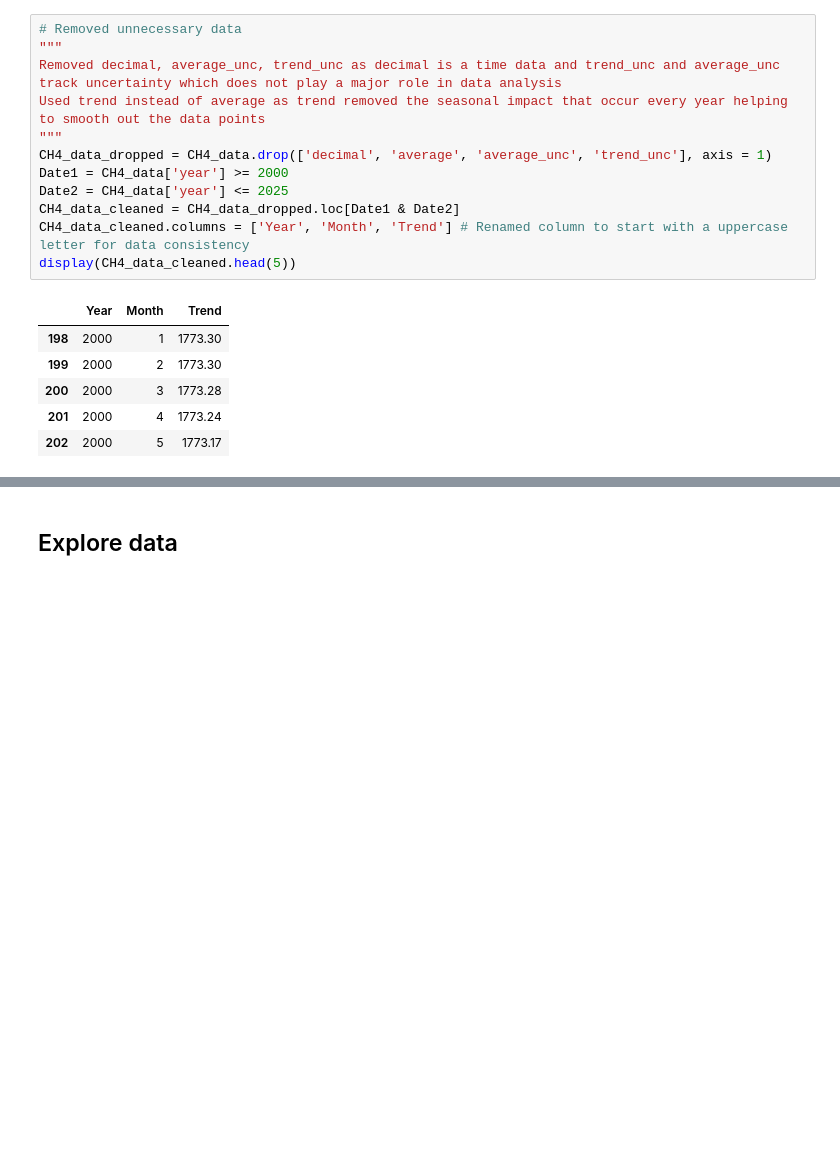
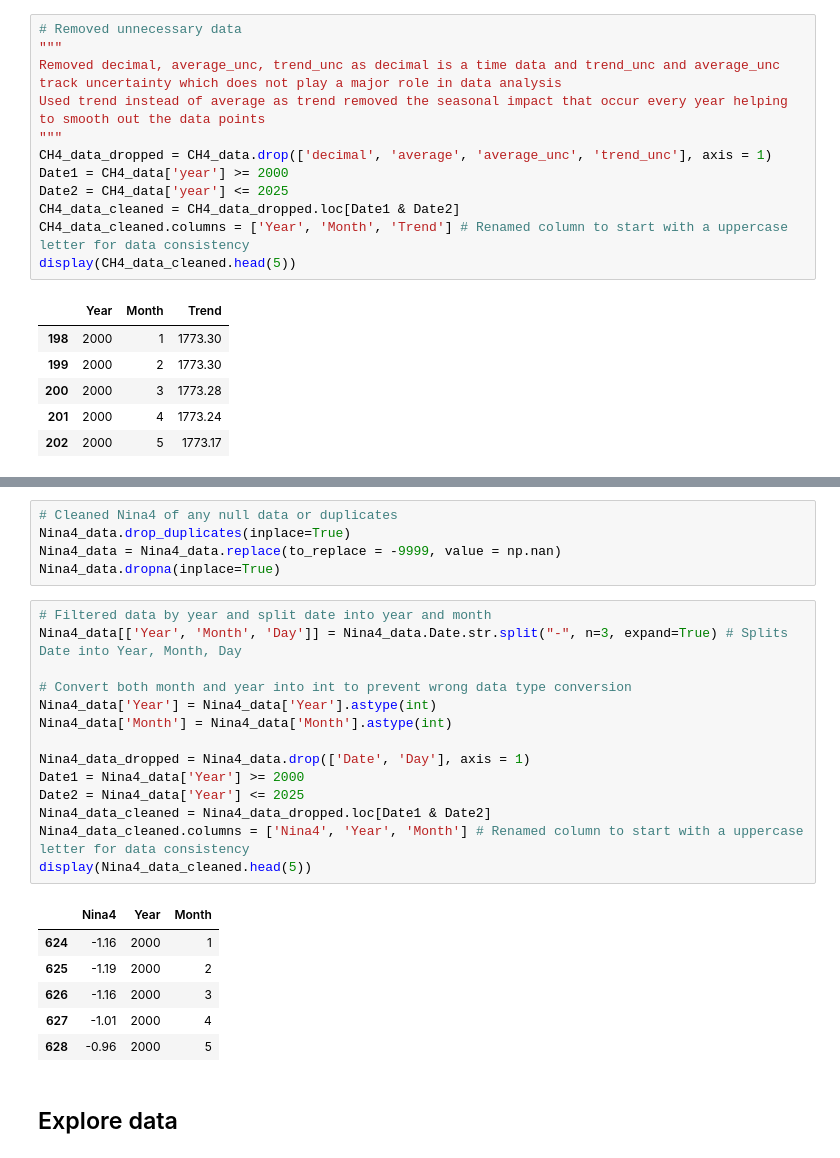
Before and after one commit to cjulianan/DS_3001_Semester_Project, a Jupyter notebook: notebook.ipynb, the cells around one changed output, grey strips where cells are left out. Cells and saved outputs as stored; diff of their text form; blank space fills up the shorter version.

```diff
--- a/notebook.ipynb
+++ b/notebook.ipynb
@@ -175,3 +214,29 @@ display(CH4_data_cleaned.head(5))
+# %%
+# Cleaned Nina4 of any null data or duplicates
+Nina4_data.drop_duplicates(inplace=True)
+Nina4_data = Nina4_data.replace(to_replace = -9999, value = np.nan)
+Nina4_data.dropna(inplace=True)
+# %%
+# Filtered data by year and split date into year and month
+Nina4_data[['Year', 'Month', 'Day']] = Nina4_data.Date.str.split("-", n=3, expand=True) # Splits Date into Year, Month, Day
+
+# Convert both month and year into int to prevent wrong data type conversion
+Nina4_data['Year'] = Nina4_data['Year'].astype(int)
+Nina4_data['Month'] = Nina4_data['Month'].astype(int)
+
+Nina4_data_dropped = Nina4_data.drop(['Date', 'Day'], axis = 1)
+Date1 = Nina4_data['Year'] >= 2000
+Date2 = Nina4_data['Year'] <= 2025
+Nina4_data_cleaned = Nina4_data_dropped.loc[Date1 & Date2]
+Nina4_data_cleaned.columns = ['Nina4', 'Year', 'Month'] # Renamed column to start with a uppercase letter for data consistency
+display(Nina4_data_cleaned.head(5))
+# %% [output]
+|  | Nina4 | Year | Month |
+| 624 | -1.16 | 2000 | 1 |
+| 625 | -1.19 | 2000 | 2 |
+| 626 | -1.16 | 2000 | 3 |
+| 627 | -1.01 | 2000 | 4 |
+| 628 | -0.96 | 2000 | 5 |
 # %% [markdown]
 ## Explore data
 # %%
```
Also changed, not shown: parts of 3 cells of this notebook.
